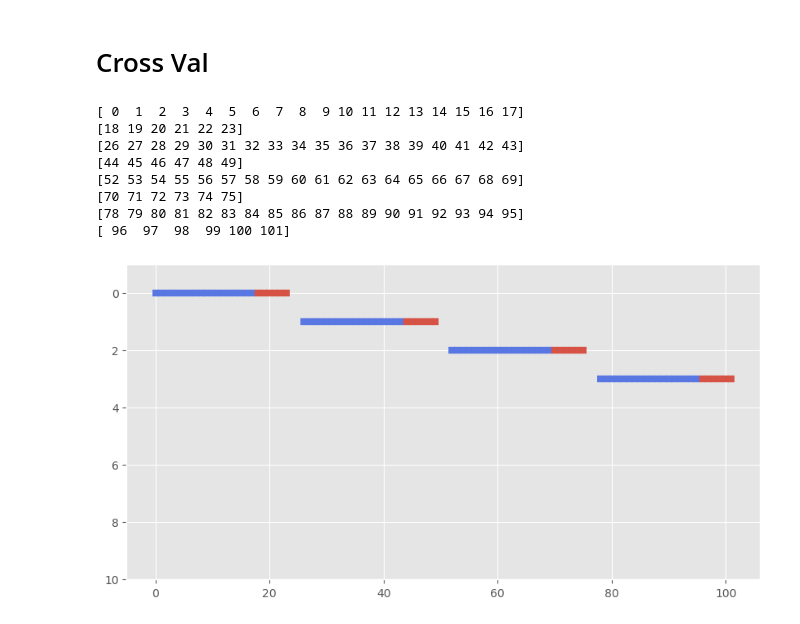
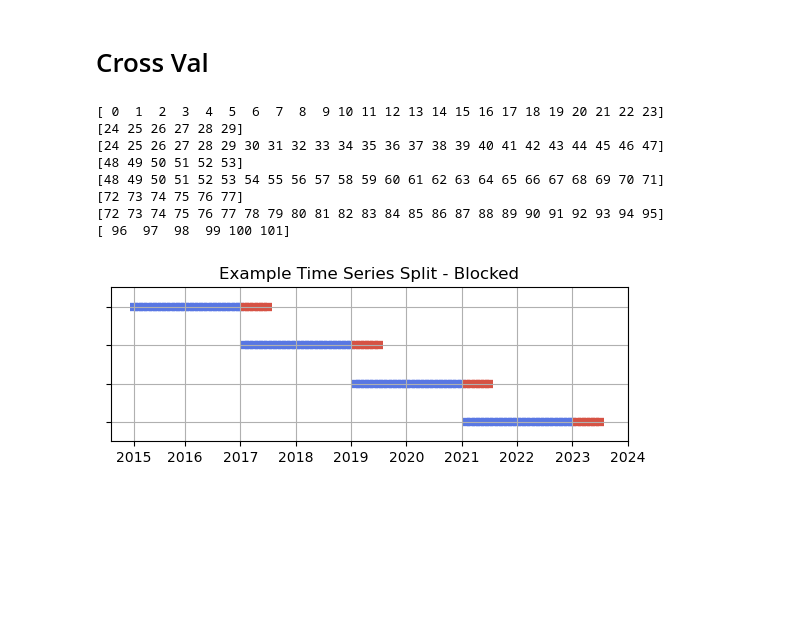
Before and after one commit to eihwood/Haystacks.AI-7, a Jupyter notebook: src/austin_prophet_model.ipynb, the cells around one changed output. Saved outputs shown, nothing was run; the diff lists cells and outputs as text; code cells hidden in the pictures; blank space fills up the shorter version.

```diff
--- a/src/austin_prophet_model.ipynb
+++ b/src/austin_prophet_model.ipynb
@@ -15,7 +15,9 @@ from prophet.diagnostics import cross_validation
 
 pd.set_option('display.max_columns', None)
 pd.set_option('display.max_rows', 200)
-plt.style.use('ggplot')
+plt.style.use('seaborn-colorblind')
+plt.rc('axes', grid=True)
+plt.rc('savefig', format='png', facecolor='None')
 # %%
 # Read in pre-processed pickle
 with open("../data/sfr_mfr_mig_pre-processed.pkl", "rb") as f:
@@ -485,28 +589,32 @@ class BlockingTimeSeriesSplit():
 # %%
 test = df.loc[df['census_zcta5_geoid'] == '30309']
 # %%
-cv = BlockingTimeSeriesSplit(4, tr_size=18)
+cv = BlockingTimeSeriesSplit(4, tr_size=24)
 # %%
 for tr,tt in cv.split(test):
     print(tr)
     print(tt)
 # %% [output]
-[ 0  1  2  3  4  5  6  7  8  9 10 11 12 13 14 15 16 17]
-[18 19 20 21 22 23]
-[26 27 28 29 30 31 32 33 34 35 36 37 38 39 40 41 42 43]
-[44 45 46 47 48 49]
-[52 53 54 55 56 57 58 59 60 61 62 63 64 65 66 67 68 69]
-[70 71 72 73 74 75]
-[78 79 80 81 82 83 84 85 86 87 88 89 90 91 92 93 94 95]
+[ 0  1  2  3  4  5  6  7  8  9 10 11 12 13 14 15 16 17 18 19 20 21 22 23]
+[24 25 26 27 28 29]
+[24 25 26 27 28 29 30 31 32 33 34 35 36 37 38 39 40 41 42 43 44 45 46 47]
+[48 49 50 51 52 53]
+[48 49 50 51 52 53 54 55 56 57 58 59 60 61 62 63 64 65 66 67 68 69 70 71]
+[72 73 74 75 76 77]
+[72 73 74 75 76 77 78 79 80 81 82 83 84 85 86 87 88 89 90 91 92 93 94 95]
 [ 96  97  98  99 100 101]
 # %%
-fig, ax = plt.subplots(figsize=(10,5))
+fig, ax = plt.subplots(figsize=(6.67,2))
 for ii, (tr,tt) in enumerate(cv.split(test)):
     l1 = ax.scatter(tr, [ii] * len(tr), c=[plt.cm.coolwarm(.1)], marker='_', lw=6)
     l2 = ax.scatter(tt, [ii] * len(tt), c=[plt.cm.coolwarm(.9)], marker='_', lw=6)
-    ax.set(ylim=[10, -1])
+    ax.set(ylim=[3.5, -0.5])
+plt.xticks(ticks=[0,11,23,35,47,59,71,83,95,107], labels=['2015','2016','2017','2018','2019','2020','2021','2022','2023','2024'])
+plt.yticks(ticks=[3,2,1,0], labels=['','','',''])
+plt.title('Example Time Series Split - Blocked')
+plt.savefig('cv')
 # %% [output]
-[figure, old version]
+[figure, new version]
 # %%
 def prophetize_cv(df, label, y='sfr_rental_index', ds='date', addl_reg=[], splits=4, train_size=24, test_size=6):
 
```
Also changed, not shown: parts of 26 cells of this notebook, 1 other file.
